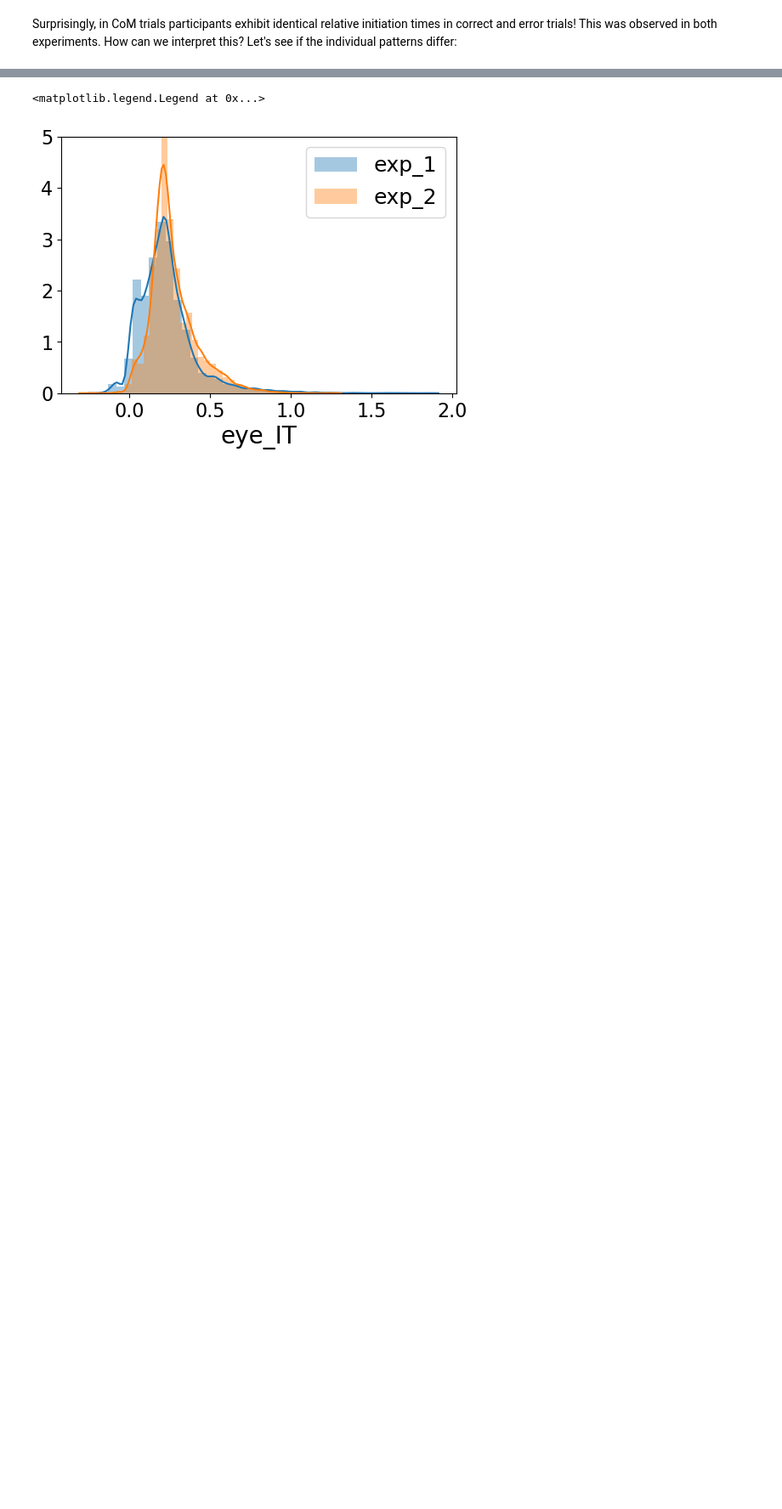
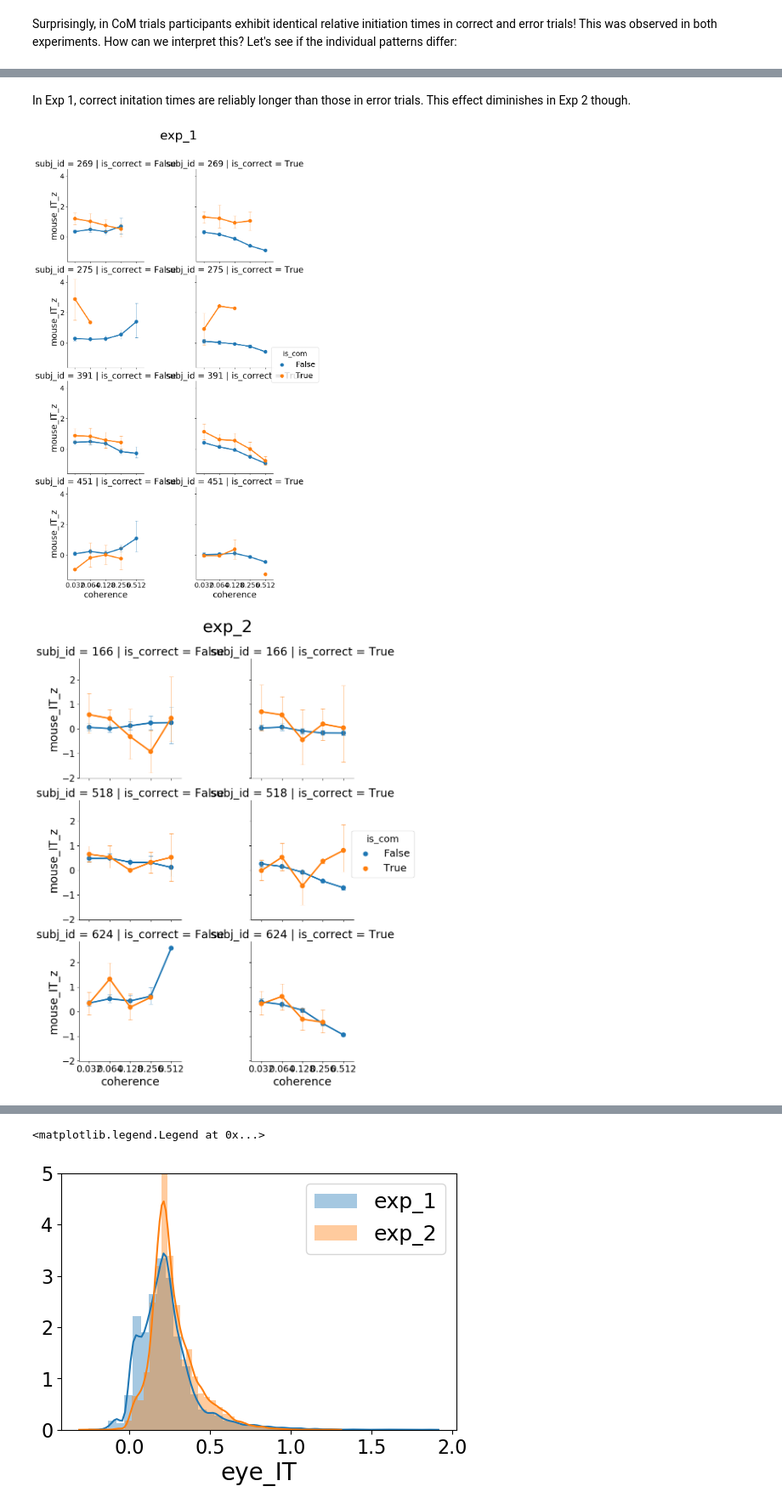
Before and after one commit to cherepaha/eyehandrdk, a Jupyter notebook: initiation_times.ipynb, the cells around one changed output, grey strips where cells are left out. Shown at 85% size. Saved outputs shown, nothing was run; the diff lists cells and outputs as text; code cells hidden in the pictures; blank space fills up the shorter version.

```diff
--- a/initiation_times.ipynb
+++ b/initiation_times.ipynb
@@ -172,3 +180,11 @@ plot_var_norm_individual_by_is_com(choices_2, exp_2, var='mouse_IT_z')
+# %% [markdown]
+In Exp 1, correct initation times are reliably longer than those in error trials. This effect diminishes in Exp 2 though.
+# %%
+plot_var_grid_individual(choices_1, exp_1, var='mouse_IT_z', col='is_correct', hue='is_com')
+plot_var_grid_individual(choices_2, exp_2, var='mouse_IT_z', col='is_correct', hue='is_com')
+# %% [output]
+[figure, added]
+[figure, added]
 # %% [markdown]
 <a name="eye_IT"></a>
 # Eye initation time
```
Also changed, not shown: parts of 21 cells of this notebook, 1 other file.
